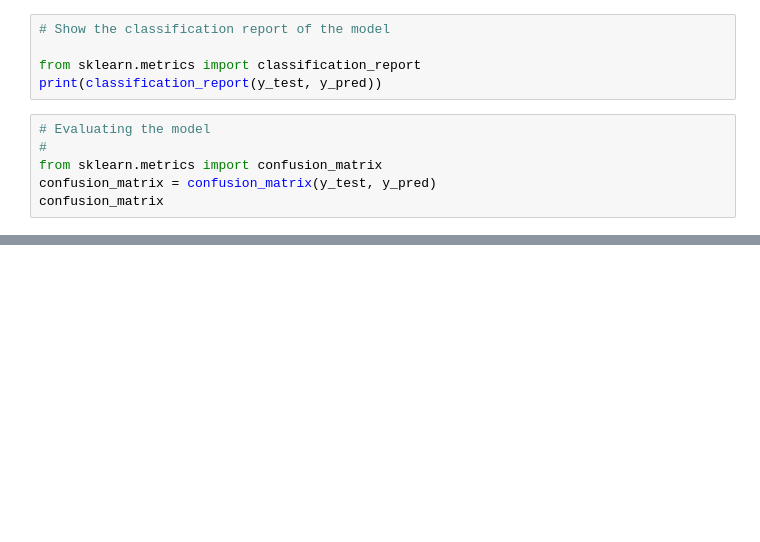
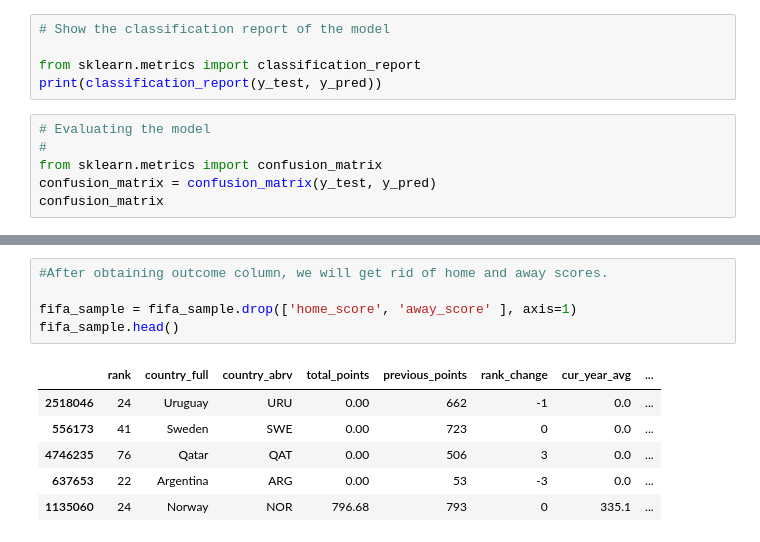
Before and after one commit to DerrickKuria/Regression-in-Machine-Learning, a Jupyter notebook: Derrick_Kuria_Copy_of_Machine_Learning_project.ipynb, the cells around one changed output, grey strips where cells are left out. Saved outputs shown, nothing was run; the diff lists cells and outputs as text; blank space fills up the shorter version.

```diff
--- a/Derrick_Kuria_Copy_of_Machine_Learning_project.ipynb
+++ b/Derrick_Kuria_Copy_of_Machine_Learning_project.ipynb
@@ -847,0 +840,12 @@ confusion_matrix
+# %%
+#After obtaining outcome column, we will get rid of home and away scores.
+
+fifa_sample = fifa_sample.drop(['home_score', 'away_score' ], axis=1)
+fifa_sample.head()
+# %% [output]
+|  | rank | country_full | country_abrv | total_points | previous_points | rank_change | cur_year_avg | ... |
+| 2518046 | 24 | Uruguay | URU | 0.00 | 662 | -1 | 0.0 | ... |
+| 556173 | 41 | Sweden | SWE | 0.00 | 723 | 0 | 0.0 | ... |
+| 4746235 | 76 | Qatar | QAT | 0.00 | 506 | 3 | 0.0 | ... |
+| 637653 | 22 | Argentina | ARG | 0.00 | 53 | -3 | 0.0 | ... |
+| 1135060 | 24 | Norway | NOR | 796.68 | 793 | 0 | 335.1 | ... |
```
Also changed, not shown: parts of 22 cells of this notebook.
